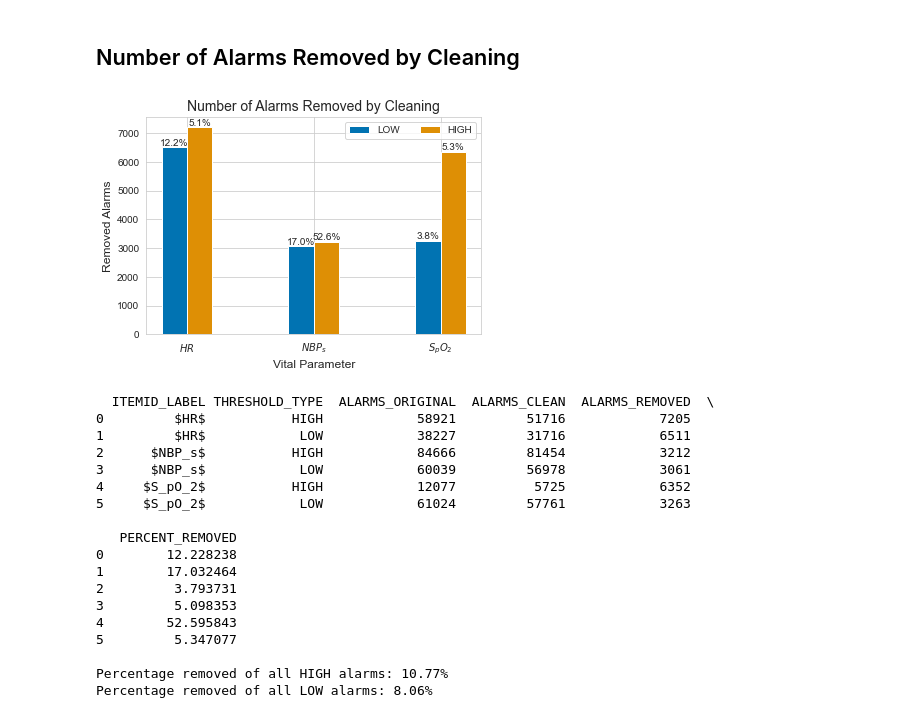
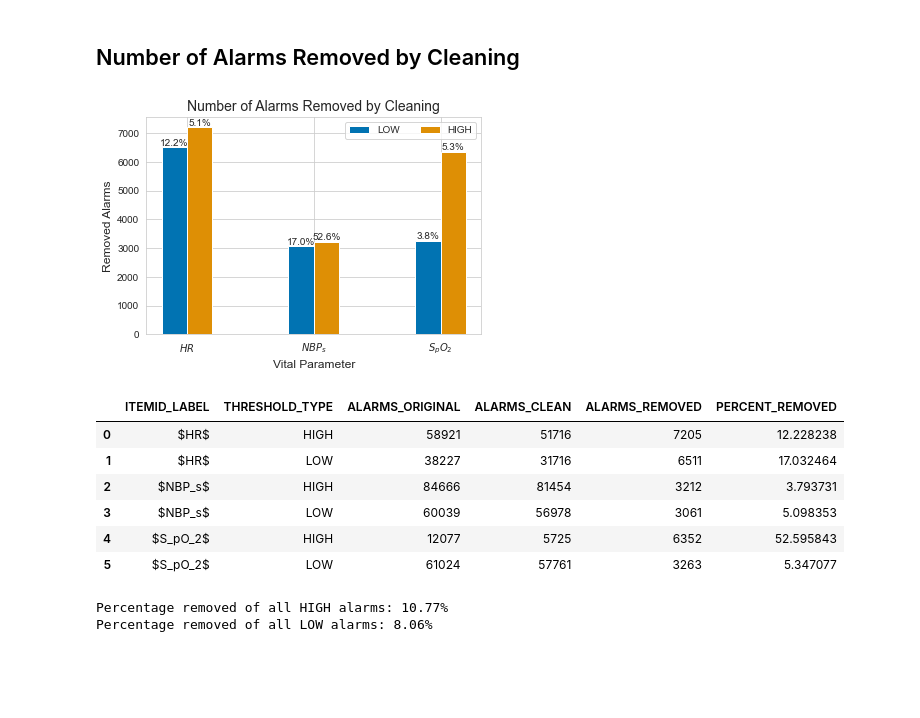
Before and after one commit to denise97/dhl2021, a Jupyter notebook: paper_visualizations/alarm_counts.ipynb, the cells around one changed output. Cells and saved outputs as stored; diff of their text form; code cells hidden in the pictures; blank space fills up the shorter version.

```diff
--- a/paper_visualizations/alarm_counts.ipynb
+++ b/paper_visualizations/alarm_counts.ipynb
@@ -123,6 +123,8 @@ There are 187 outliers (over 99.0th percentile), with 11289 alarms being the max
 # %% [markdown]
 ## Number of Alarms Removed by Cleaning
 # %%
+from IPython.display import display
+
 import matplotlib.pyplot as plt
 import numpy as np
 import pandas as pd
@@ -165,51 +167,47 @@ low_bar = plt.bar(x_pos - 0.1, plotdata[plotdata['THRESHOLD_TYPE'] == 'LOW'].ALA
 high_bar = plt.bar(x_pos + 0.1, plotdata[plotdata['THRESHOLD_TYPE'] == 'HIGH'].ALARMS_REMOVED, width=0.2, color=sns.color_palette('colorblind')[1])
 
 # Add percentages above the bars
-for i, rect in enumerate(low_bar + high_bar):
+for i, rect in enumerate(low_bar):
     height = rect.get_height()
-    percentage = round(plotdata.PERCENT_REMOVED[i], 1)
+    percentage = round(plotdata.PERCENT_REMOVED[i*2+1], 1)
+    plt.text(rect.get_x() + rect.get_width() / 2.0, height, f'{percentage}%', ha='center', va='bottom')
+
+for i, rect in enumerate(high_bar):
+    height = rect.get_height()
+    percentage = round(plotdata.PERCENT_REMOVED[i*2], 1)
     plt.text(rect.get_x() + rect.get_width() / 2.0, height, f'{percentage}%', ha='center', va='bottom')
 
 # Add title, labels and legend
 plt.title('Number of Alarms Removed by Cleaning', fontsize=14)
 plt.xlabel('Vital Parameter', fontsize=12)
 plt.ylabel('Removed Alarms', fontsize=12)
 plt.xticks(x_pos, x_tick_labels)
 plt.legend(['LOW', 'HIGH'], loc='upper right', ncol=2)
 
 # Show and save plot
 plt.show()
 #fig.savefig('../../plots/paper_alarms_removed.pdf')
 
 # Plot actual numbers and overall percentages
-print(plotdata)
+display(plotdata)
 
 orig_sum_high = plotdata[plotdata['THRESHOLD_TYPE'] == 'HIGH'].ALARMS_ORIGINAL.sum()
 removed_sum_high = plotdata[plotdata['THRESHOLD_TYPE'] == 'HIGH'].ALARMS_REMOVED.sum()
 percent_removed_high = (removed_sum_high * 100) / orig_sum_high
 print(f'\nPercentage removed of all HIGH alarms: {round(percent_removed_high, 2)}%')
 
 orig_sum_low = plotdata[plotdata['THRESHOLD_TYPE'] == 'LOW'].ALARMS_ORIGINAL.sum()
 removed_sum_low = plotdata[plotdata['THRESHOLD_TYPE'] == 'LOW'].ALARMS_REMOVED.sum()
 percent_removed_low = (removed_sum_low * 100) / orig_sum_low
 print(f'Percentage removed of all LOW alarms: {round(percent_removed_low, 2)}%')
 # %% [output]
 [figure]
+|  | ITEMID_LABEL | THRESHOLD_TYPE | ALARMS_ORIGINAL | ALARMS_CLEAN | ALARMS_REMOVED | PERCENT_REMOVED |
+| 0 | $HR$ | HIGH | 58921 | 51716 | 7205 | 12.228238 |
+| 1 | $HR$ | LOW | 38227 | 31716 | 6511 | 17.032464 |
+| 2 | $NBP_s$ | HIGH | 84666 | 81454 | 3212 | 3.793731 |
+| 3 | $NBP_s$ | LOW | 60039 | 56978 | 3061 | 5.098353 |
+| 4 | $S_pO_2$ | HIGH | 12077 | 5725 | 6352 | 52.595843 |
+| 5 | $S_pO_2$ | LOW | 61024 | 57761 | 3263 | 5.347077 |
-  ITEMID_LABEL THRESHOLD_TYPE  ALARMS_ORIGINAL  ALARMS_CLEAN  ALARMS_REMOVED  \
-0         $HR$           HIGH            58921         51716            7205
-1         $HR$            LOW            38227         31716            6511
-2      $NBP_s$           HIGH            84666         81454            3212
-3      $NBP_s$            LOW            60039         56978            3061
-4     $S_pO_2$           HIGH            12077          5725            6352
-5     $S_pO_2$            LOW            61024         57761            3263
-
-   PERCENT_REMOVED
-0        12.228238
-1        17.032464
-2         3.793731
-3         5.098353
-4        52.595843
-5         5.347077
-
 Percentage removed of all HIGH alarms: 10.77%
 Percentage removed of all LOW alarms: 8.06%
```
Also changed, not shown: 4 other files.
